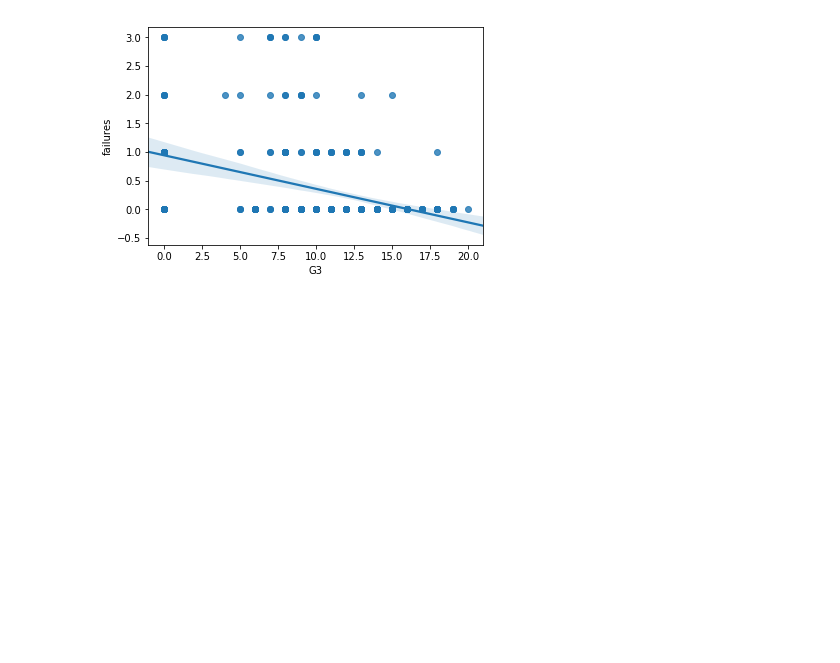
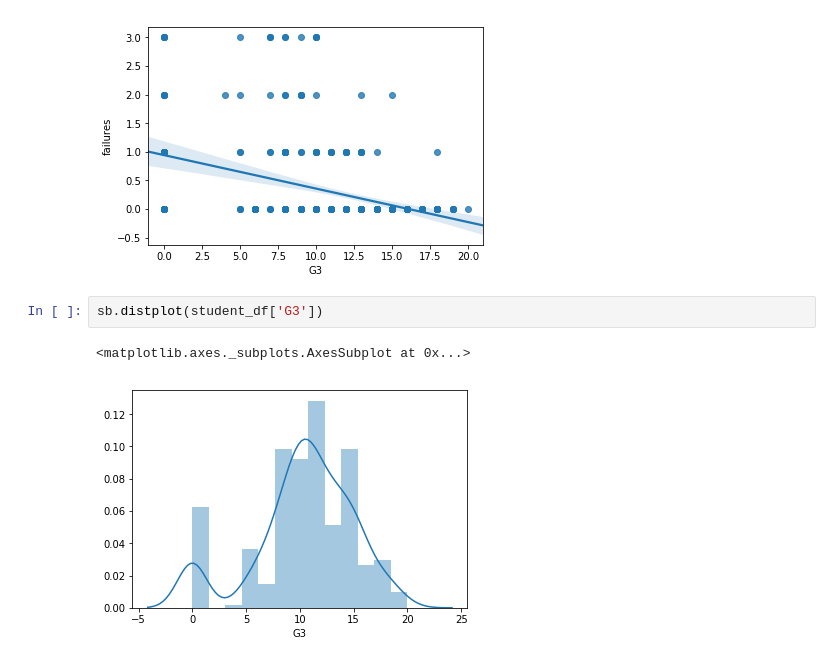
Before and after one commit to SzilvasiPeter/Diploma-project, a Jupyter notebook: Source/Visualization/Visualization_Types.ipynb, the cells around one changed output. Saved outputs shown, nothing was run; the diff lists cells and outputs as text; blank space fills up the shorter version.

Commit message:
Code for distribution and whisker box visualization

```diff
--- a/Source/Visualization/Visualization_Types.ipynb
+++ b/Source/Visualization/Visualization_Types.ipynb
@@ -100,3 +100,8 @@ sb.regplot(x="G3", y="failures", data=student_df)
 # %% [output]
 <matplotlib.axes._subplots.AxesSubplot at 0x...>
 [figure]
+# %%
+sb.distplot(student_df['G3'])
+# %% [output]
+<matplotlib.axes._subplots.AxesSubplot at 0x...>
+[figure, added]
```
Also changed, not shown: parts of 1 cell of this notebook.
